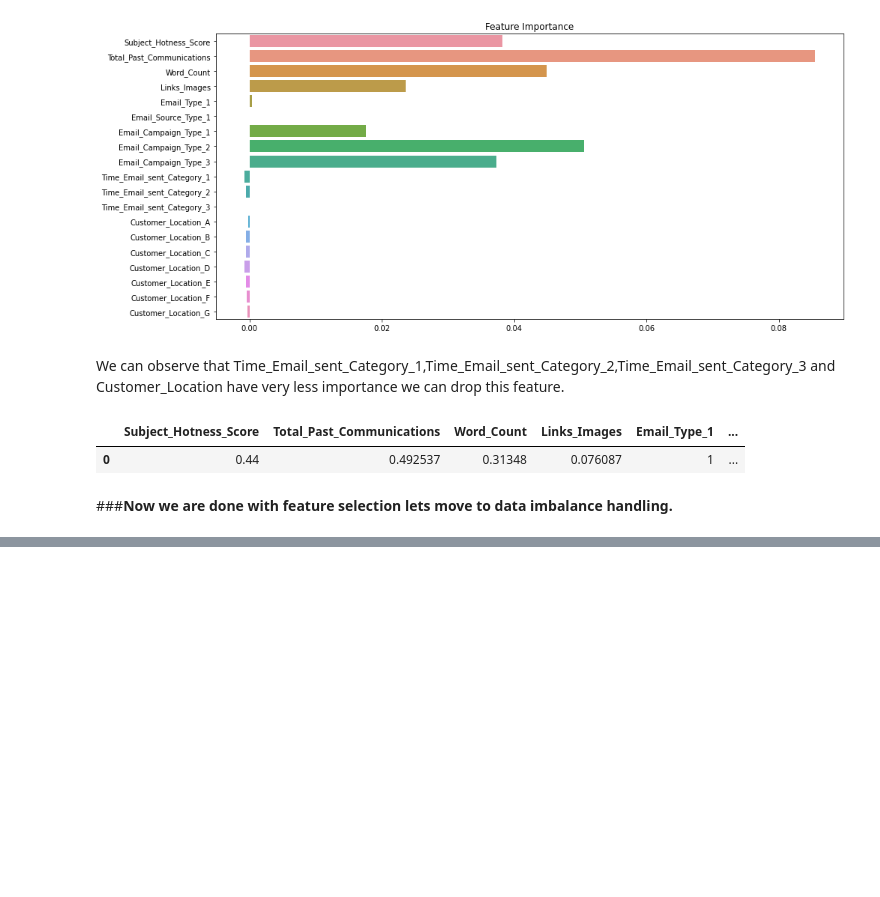
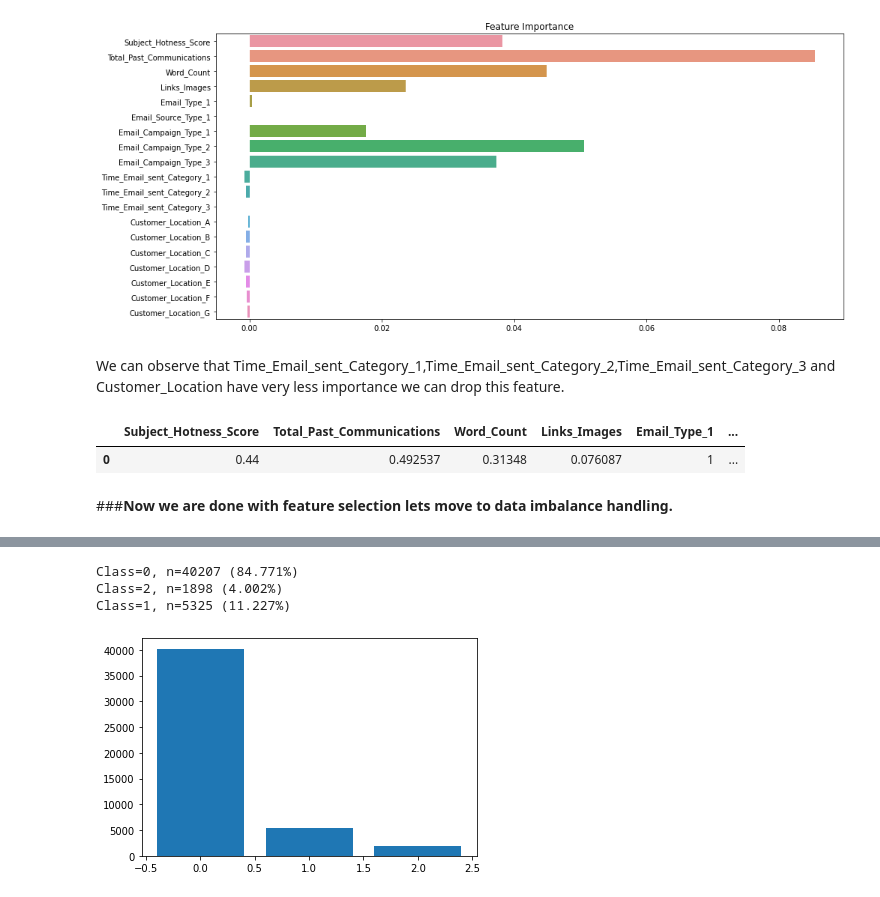
Before and after one commit to Akramkhan01/Email-Campaign-Effectiveness-Prediction-Capstone-Project, a Jupyter notebook: Email_Campaign_Effectiveness_Prediction.ipynb, the cells around one changed output, grey strips where cells are left out. Saved outputs shown, nothing was run; the diff lists cells and outputs as text; code cells hidden in the pictures; blank space fills up the shorter version.

```diff
--- a/Email_Campaign_Effectiveness_Prediction.ipynb
+++ b/Email_Campaign_Effectiveness_Prediction.ipynb
@@ -814,0 +907,7 @@ email_data.head(1)
+# %%
+resampled_data_visual(y_train_smotom)
+# %% [output]
+Class=0, n=40207 (84.771%)
+Class=2, n=1898 (4.002%)
+Class=1, n=5325 (11.227%)
+[figure, added]
```
Also changed, not shown: parts of 15 cells of this notebook.
